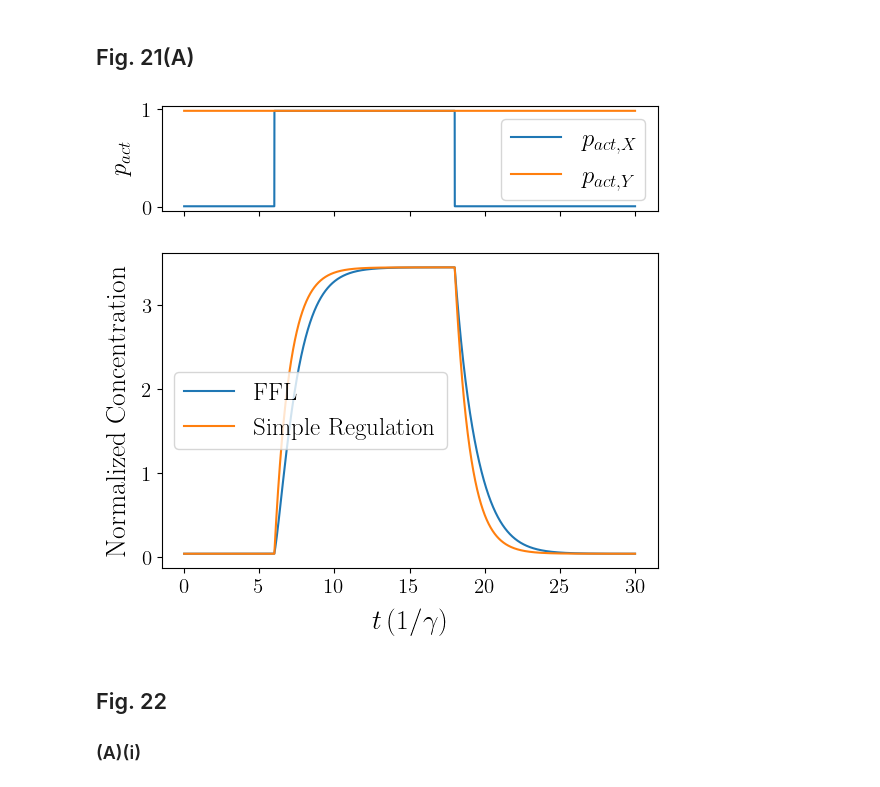
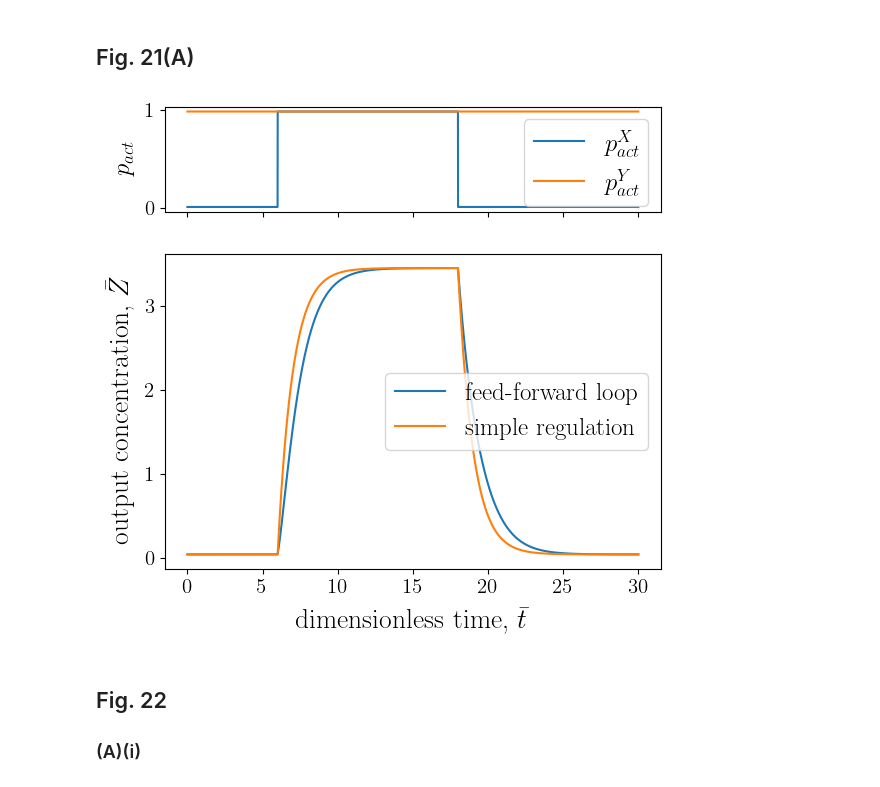
Before and after one commit to RPGroup-PBoC/2025_inducers, a Jupyter notebook: feedforward/feedForwardLoop.ipynb, the cells around one changed output. Drawn from its saved outputs; the diff is of its cells as text; code cells hidden in the pictures.

Commit message:
upload updated feed forward python

```diff
--- a/feedforward/feedForwardLoop.ipynb
+++ b/feedforward/feedForwardLoop.ipynb
@@ -157,6 +157,8 @@ def int_delta(rs, w, X, delY, Yinf):
 # %% [markdown]
 ## Fig. 21(A)
 # %%
+# Delay in coherent feed-forward loop response compared to simple regulation
+
 nstep = 3*10**4
 delt = 10**(-3)
 
@@ -179,41 +181,41 @@ full = np.full(int(nstep/5), pmax)
 # full = np.full(int(nstep/5), 1)
 
 pxs = np.concatenate((empty, full, full, empty, empty))
 pys = np.full(nstep, pmax)
 
 X, Y = 1, 1
 
 Rs = np.zeros((nstep, 3))
 Rs[0, :] = steadyStateFeedForward(X, rys, rzs, w, pxs[0], pys[0], Ks)
 
 Rps = np.copy(Rs)
 Rps[0, :] = steadyStateSimpleReg(X, Y, rzs, w, pxs[0], pys[0], Ks)
 
 for i in range(nstep-1):
 
     px = pxs[i]
     py = pys[i]
 
     Rs[i+1, :] = evolveFeedForward(Rs[i, :], rys, rzs, w, px, py, delt, Ks)
     Rps[i+1, :] = evolveSimpleReg(Rps[i, :], [0, 0], rzs, w, px, py, delt, Ks)
 
 fig, axs = plt.subplots(2, 1, figsize=(6.4, 6), height_ratios=[0.25, 0.75])
 
-axs[0].plot(ts, pxs, label=r"$p_{act,X}$")
-axs[0].plot(ts, pys, label=r"$p_{act,Y}$")
+axs[0].plot(ts, pxs, label=r"$p_{act}^X$")
+axs[0].plot(ts, pys, label=r"$p_{act}^Y$")
 axs[0].set_ylabel(r"$p_{act}$", fontsize=18)
 axs[0].legend()
 axs[0].xaxis.set_ticklabels([])
 
-axs[1].plot(ts, Rs[:, 2], label=r"FFL")
-axs[1].plot(ts, normalize(Rps[:, 2])*(np.max(Rs[:, 2]) - np.min(Rs[:, 2])) + np.min(Rs[:, 2]), label=r"Simple Regulation")
-axs[1].set_xlabel(r"$t \, (1/\gamma)$")
-axs[1].set_ylabel(r"Normalized Concentration")
-axs[1].legend()
+axs[1].plot(ts, Rs[:, 2], label=r"feed-forward loop")
+axs[1].plot(ts, normalize(Rps[:, 2])*(np.max(Rs[:, 2]) - np.min(Rs[:, 2])) + np.min(Rs[:, 2]), label=r"simple regulation")
+axs[1].set_xlabel(r"dimensionless time, $\bar{t}$")
+axs[1].set_ylabel(r"output concentration, $\bar{Z}$")
+axs[1].legend(loc="center right")
 fig.align_labels()
 plt.show()
 # %% [output]
-[figure, old version]
+[figure, new version]
 # %% [markdown]
 ## Fig. 22
 
```
Also changed, not shown: parts of 2 cells of this notebook.
